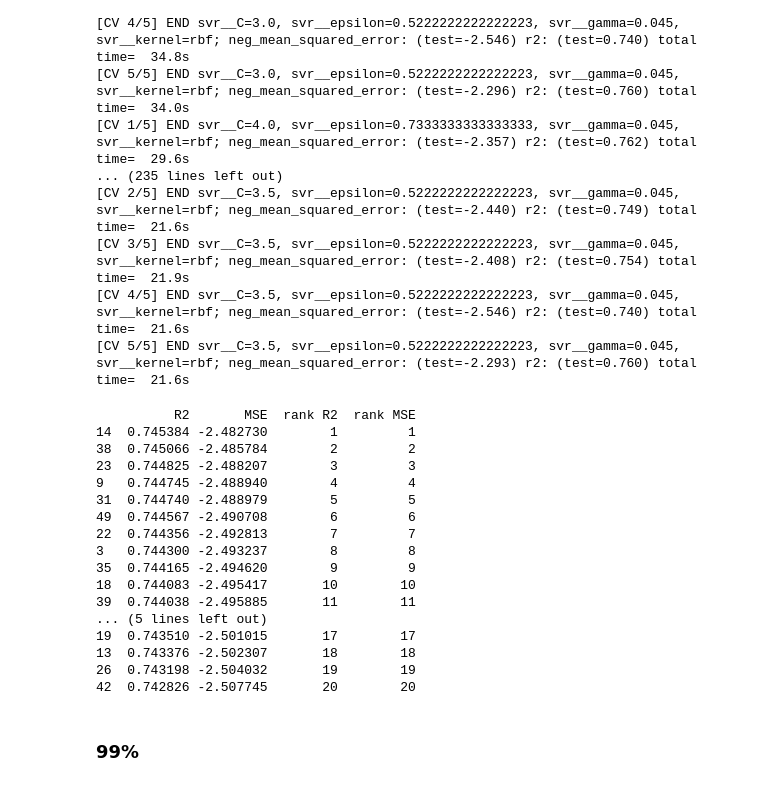
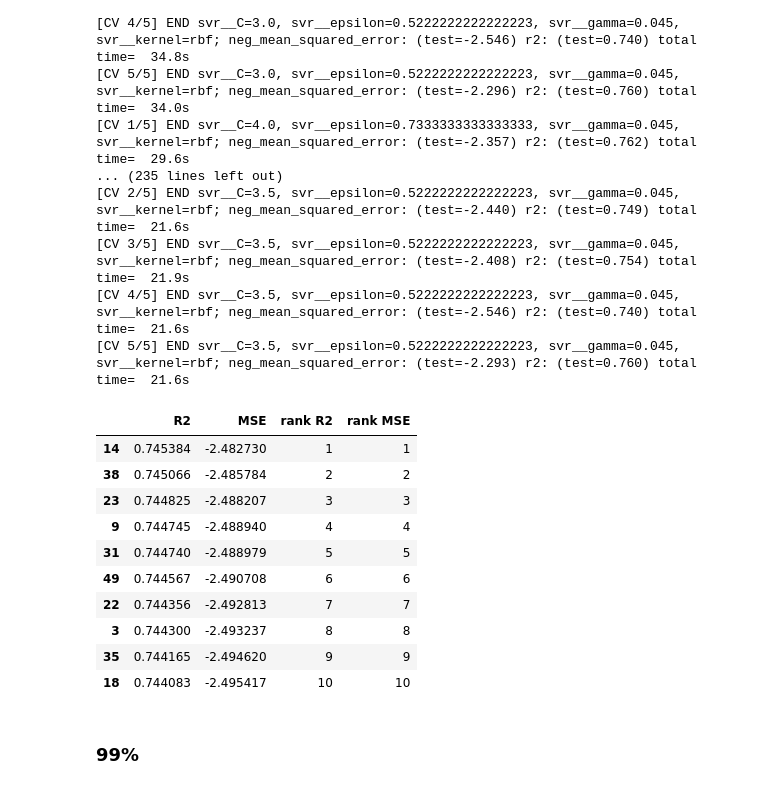
Before and after one commit to iml-term-project/project, a Jupyter notebook: okko/model_tuning_PCA_svr.ipynb, the cells around one changed output. Cells and saved outputs as stored; diff of their text form; code cells hidden in the pictures.

```diff
--- a/okko/model_tuning_PCA_svr.ipynb
+++ b/okko/model_tuning_PCA_svr.ipynb
@@ -109,30 +103,24 @@ Fitting 5 folds for each of 50 candidates, totalling 250 fits
 # %%
 pca_promille_results = pd.DataFrame({
     'R2': pca_promille['mean_test_r2'],
     'MSE': pca_promille['mean_test_neg_mean_squared_error'],
     'rank R2': pca_promille['rank_test_r2'],
     'rank MSE': pca_promille['rank_test_neg_mean_squared_error'],
 })
 
-pca_promille_results.sort_values('rank R2').head(20)
+pca_promille_results.sort_values('rank R2').head(10)
 # %% [output]
-          R2       MSE  rank R2  rank MSE
-14  0.745384 -2.482730        1         1
-38  0.745066 -2.485784        2         2
-23  0.744825 -2.488207        3         3
-9   0.744745 -2.488940        4         4
-31  0.744740 -2.488979        5         5
-49  0.744567 -2.490708        6         6
-22  0.744356 -2.492813        7         7
-3   0.744300 -2.493237        8         8
-35  0.744165 -2.494620        9         9
-18  0.744083 -2.495417       10        10
-39  0.744038 -2.495885       11        11
-... (5 lines left out)
-19  0.743510 -2.501015       17        17
-13  0.743376 -2.502307       18        18
-26  0.743198 -2.504032       19        19
-42  0.742826 -2.507745       20        20
+|  | R2 | MSE | rank R2 | rank MSE |
+| 14 | 0.745384 | -2.482730 | 1 | 1 |
+| 38 | 0.745066 | -2.485784 | 2 | 2 |
+| 23 | 0.744825 | -2.488207 | 3 | 3 |
+| 9 | 0.744745 | -2.488940 | 4 | 4 |
+| 31 | 0.744740 | -2.488979 | 5 | 5 |
+| 49 | 0.744567 | -2.490708 | 6 | 6 |
+| 22 | 0.744356 | -2.492813 | 7 | 7 |
+| 3 | 0.744300 | -2.493237 | 8 | 8 |
+| 35 | 0.744165 | -2.494620 | 9 | 9 |
+| 18 | 0.744083 | -2.495417 | 10 | 10 |
 # %% [markdown]
 ### 99%
 # %%
```
Also changed, not shown: parts of 3 cells of this notebook, 1 other file.
